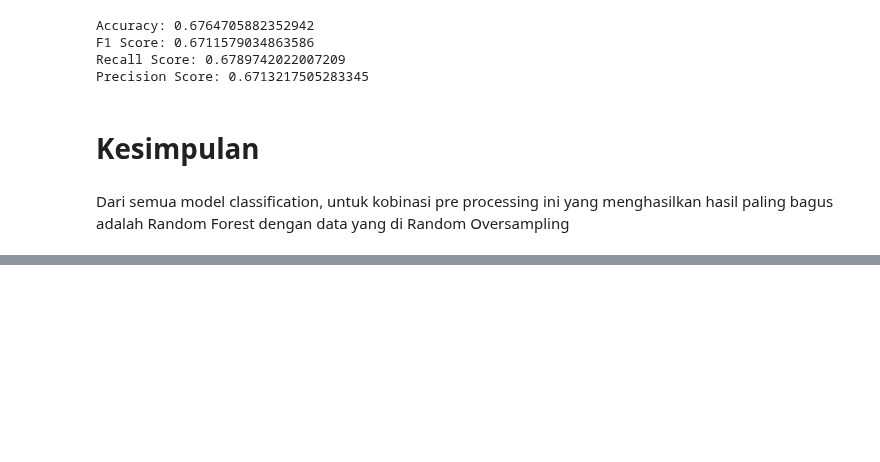
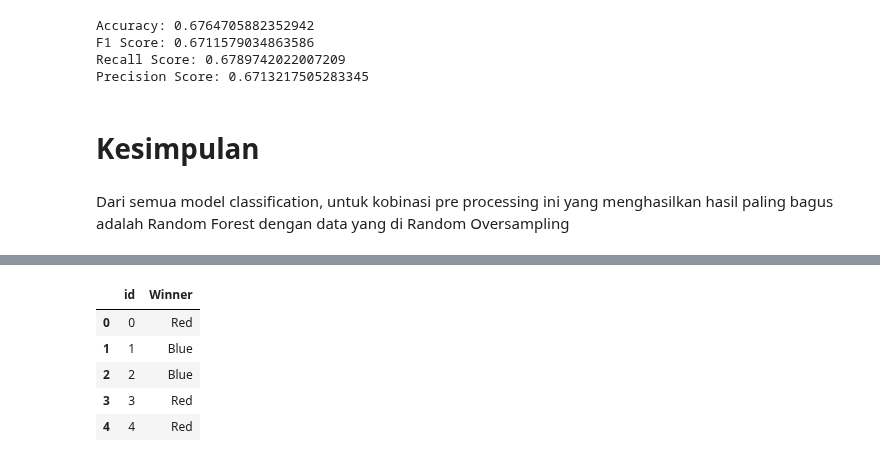
Before and after one commit to breadworshipper/TK-Kasdad, a Jupyter notebook: classification/kombinasi3_classif.ipynb, the cells around one changed output, grey strips where cells are left out. Drawn from its saved outputs; the diff is of its cells as text; code cells hidden in the pictures; blank space fills up the shorter version.

```diff
--- a/classification/kombinasi3_classif.ipynb
+++ b/classification/kombinasi3_classif.ipynb
@@ -735,0 +748,3 @@ Dari semua model classification, untuk kobinasi pre processing ini yang menghasi
+# %%
+prediction_kaggle = best_hypeparam_rfc.predict(df)
+prediction_kaggle
@@ -735,0 +780,3 @@ Dari semua model classification, untuk kobinasi pre processing ini yang menghasi
+# %%
+df_kaggle = df_kaggle[['id']]
+df_kaggle.head()
@@ -735,0 +790,11 @@ Dari semua model classification, untuk kobinasi pre processing ini yang menghasi
+# %%
+df_kaggle['Winner'] = pd.DataFrame({'Winner': prediction_kaggle})
+# %%
+df_kaggle.head()
+# %% [output]
+|  | id | Winner |
+| 0 | 0 | Red |
+| 1 | 1 | Blue |
+| 2 | 2 | Blue |
+| 3 | 3 | Red |
+| 4 | 4 | Red |
```
Also changed, not shown: parts of 12 cells of this notebook, 4 other files.
